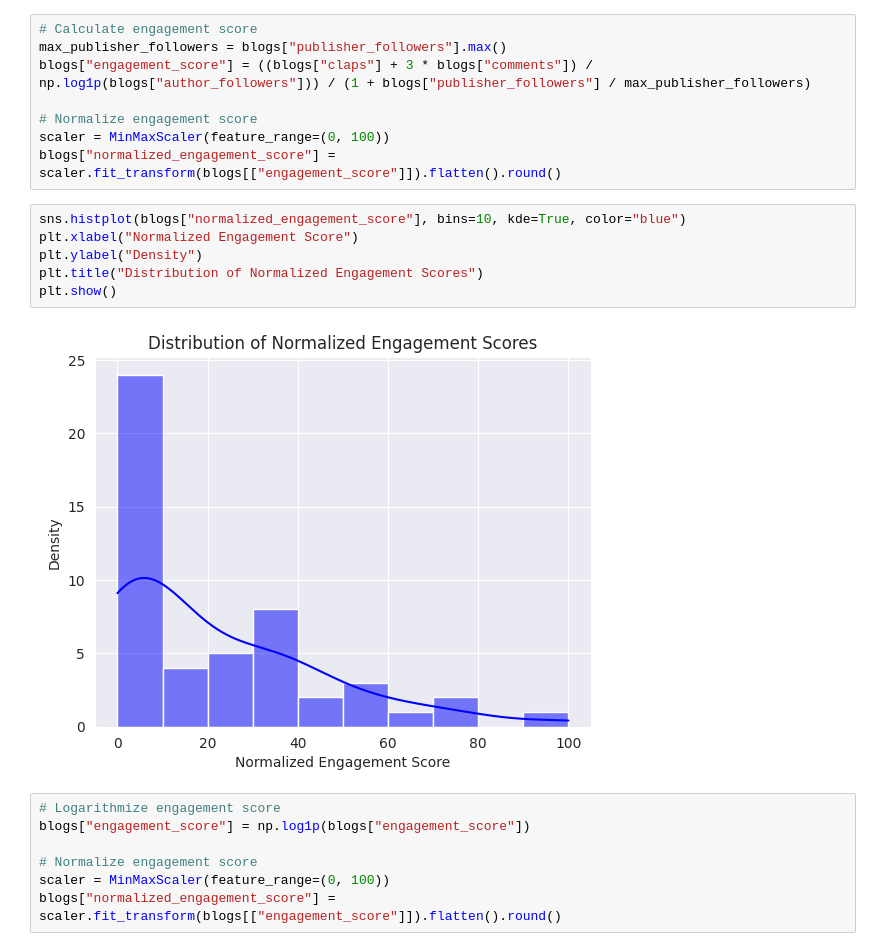
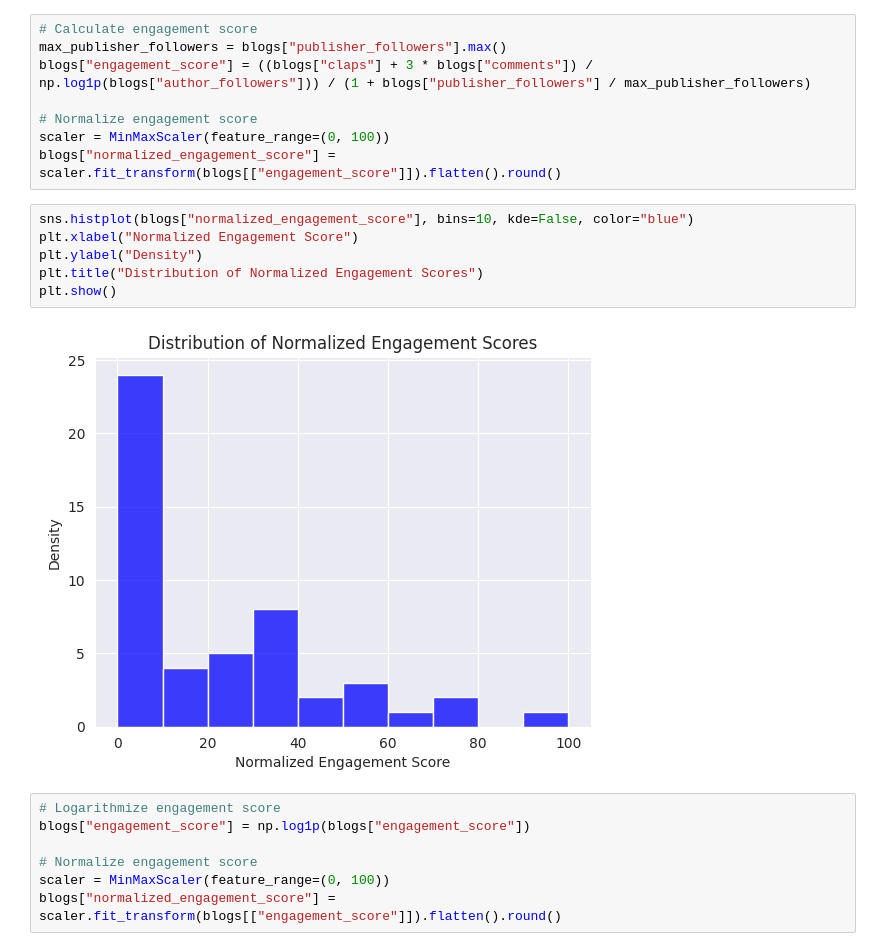
Before and after one commit to daKostych/Bachelor-Project-2025, a Jupyter notebook: llm_blog_generator/data/data_preprocessing.ipynb, the cells around one changed output. Cells and saved outputs as stored; diff of their text form.

```diff
--- a/llm_blog_generator/data/data_preprocessing.ipynb
+++ b/llm_blog_generator/data/data_preprocessing.ipynb
@@ -87,13 +87,13 @@ blogs["engagement_score"] = ((blogs["claps"] + 3 * blogs["comments"]) / np.log1p
 scaler = MinMaxScaler(feature_range=(0, 100))
 blogs["normalized_engagement_score"] = scaler.fit_transform(blogs[["engagement_score"]]).flatten().round()
 # %%
-sns.histplot(blogs["normalized_engagement_score"], bins=10, kde=True, color="blue")
+sns.histplot(blogs["normalized_engagement_score"], bins=10, kde=False, color="blue")
 plt.xlabel("Normalized Engagement Score")
 plt.ylabel("Density")
 plt.title("Distribution of Normalized Engagement Scores")
 plt.show()
 # %% [output]
-[figure, old version]
+[figure, new version]
 # %%
 # Logarithmize engagement score
 blogs["engagement_score"] = np.log1p(blogs["engagement_score"])
```
Also changed, not shown: parts of 2 cells of this notebook, 1 other file.
